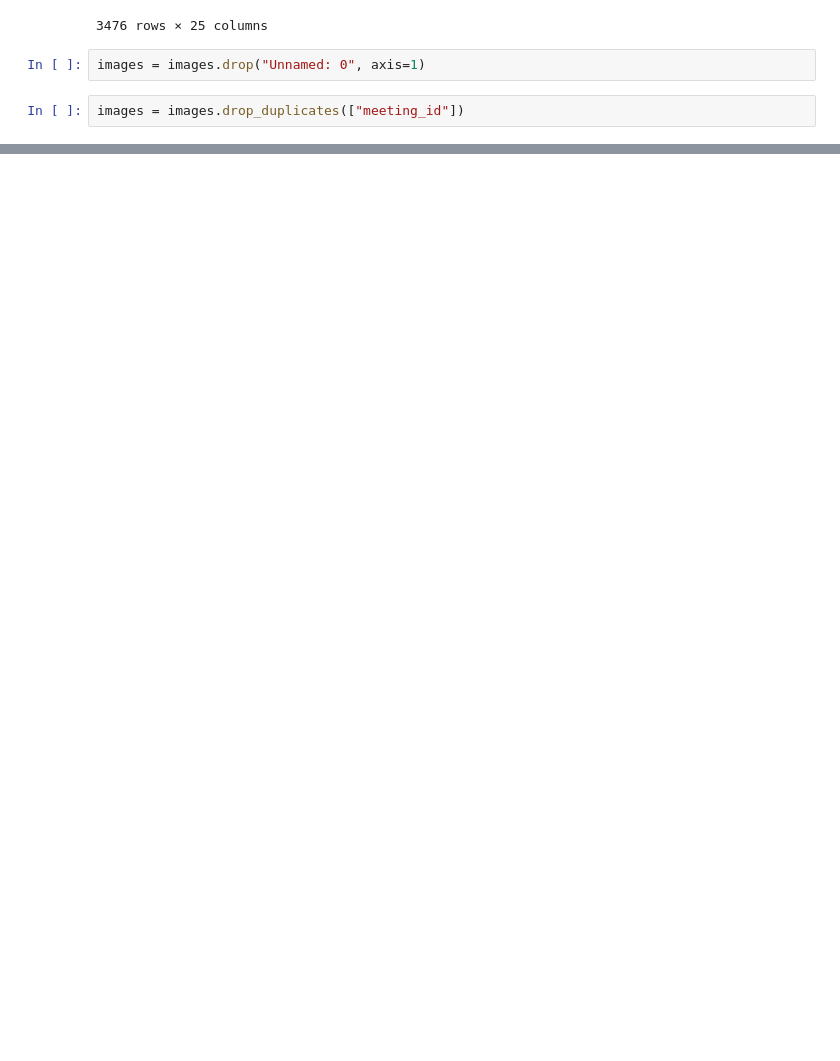
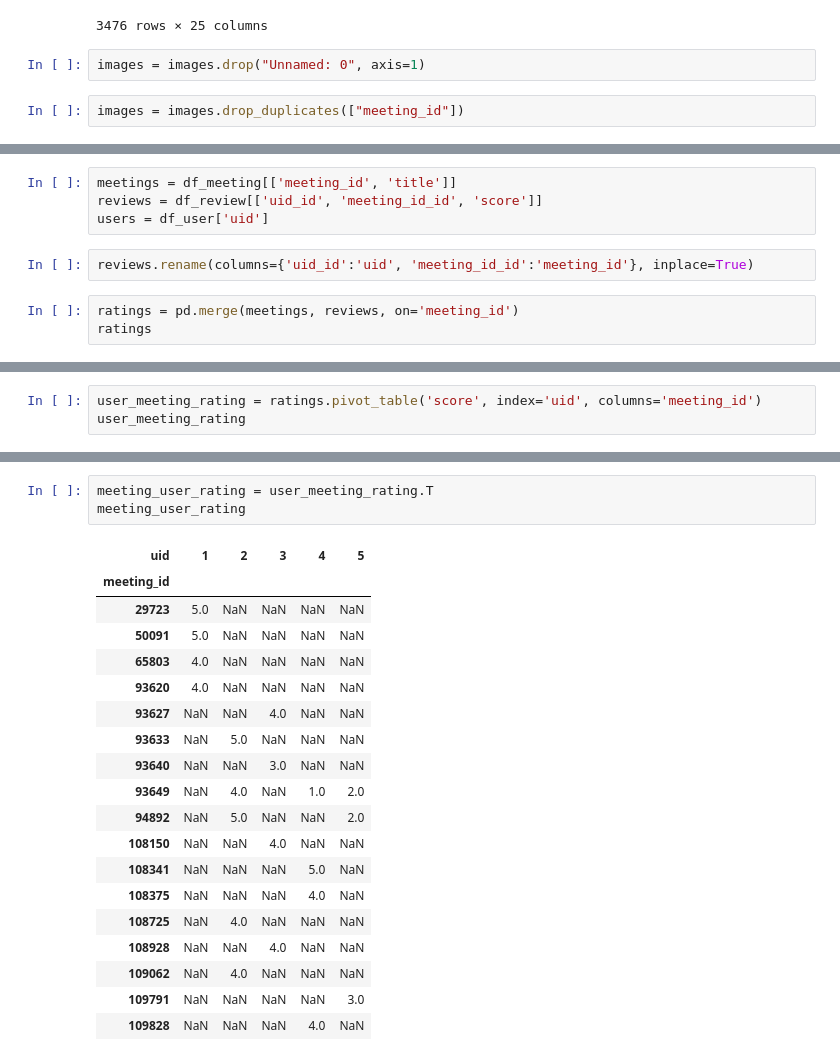
Before and after one commit to sht3898/wiselife, a Jupyter notebook: Data/recommend.ipynb, the cells around one changed output, grey strips where cells are left out. Saved outputs shown, nothing was run; the diff lists cells and outputs as text; blank space fills up the shorter version.

```diff
--- a/Data/recommend.ipynb
+++ b/Data/recommend.ipynb
@@ -133,0 +185,9 @@ dtype: object
+# %%
+meetings = df_meeting[['meeting_id', 'title']]
+reviews = df_review[['uid_id', 'meeting_id_id', 'score']]
+users = df_user['uid']
+# %%
+reviews.rename(columns={'uid_id':'uid', 'meeting_id_id':'meeting_id'}, inplace=True)
+# %%
+ratings = pd.merge(meetings, reviews, on='meeting_id')
+ratings
@@ -133,0 +212,3 @@ dtype: object
+# %%
+user_meeting_rating = ratings.pivot_table('score', index='uid', columns='meeting_id')
+user_meeting_rating
@@ -133,0 +223,23 @@ dtype: object
+# %%
+meeting_user_rating = user_meeting_rating.T
+meeting_user_rating
+# %% [output]
+| uid | 1 | 2 | 3 | 4 | 5 |
+| meeting_id |  |  |  |  |  |
+| 29723 | 5.0 | NaN | NaN | NaN | NaN |
+| 50091 | 5.0 | NaN | NaN | NaN | NaN |
+| 65803 | 4.0 | NaN | NaN | NaN | NaN |
+| 93620 | 4.0 | NaN | NaN | NaN | NaN |
+| 93627 | NaN | NaN | 4.0 | NaN | NaN |
+| 93633 | NaN | 5.0 | NaN | NaN | NaN |
+| 93640 | NaN | NaN | 3.0 | NaN | NaN |
+| 93649 | NaN | 4.0 | NaN | 1.0 | 2.0 |
+| 94892 | NaN | 5.0 | NaN | NaN | 2.0 |
+| 108150 | NaN | NaN | 4.0 | NaN | NaN |
+| 108341 | NaN | NaN | NaN | 5.0 | NaN |
+| 108375 | NaN | NaN | NaN | 4.0 | NaN |
+| 108725 | NaN | 4.0 | NaN | NaN | NaN |
+| 108928 | NaN | NaN | 4.0 | NaN | NaN |
+| 109062 | NaN | 4.0 | NaN | NaN | NaN |
+| 109791 | NaN | NaN | NaN | NaN | 3.0 |
+| 109828 | NaN | NaN | NaN | 4.0 | NaN |
```
Also changed, not shown: parts of 27 cells of this notebook, 10 other files.
